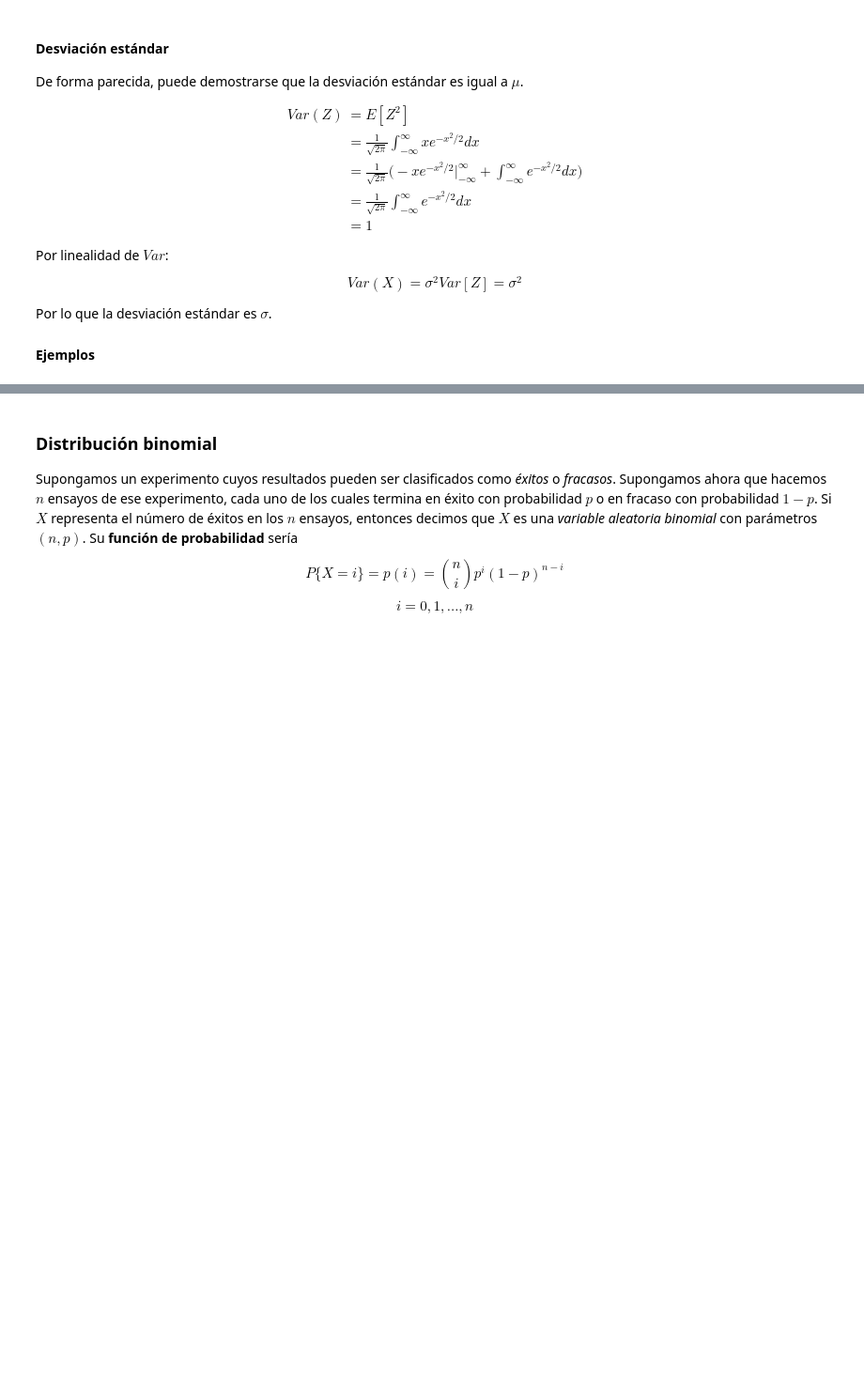
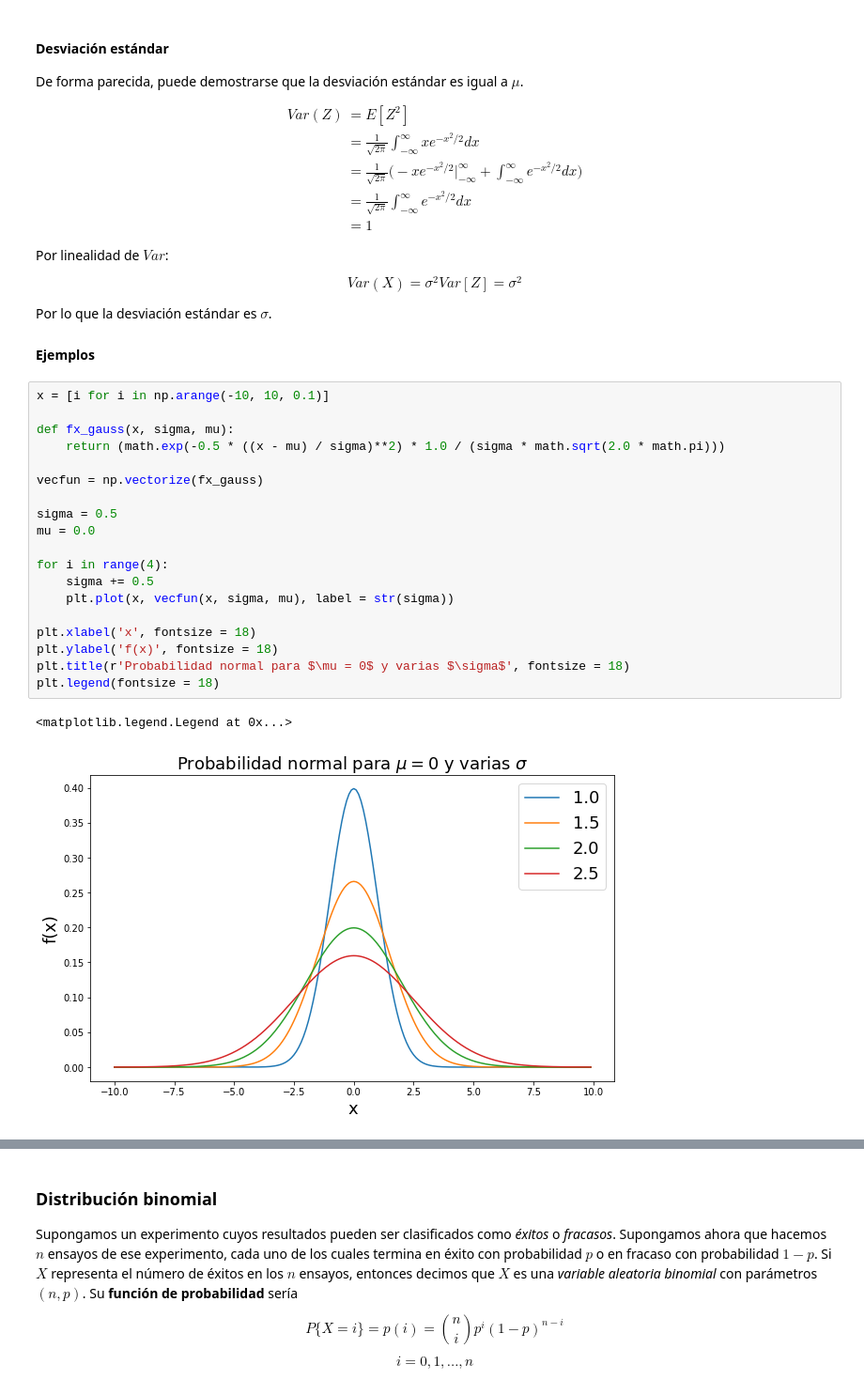
Before and after one commit to CosmoStats/cosmostats2018-Pagutri, a Jupyter notebook: Ago/ejercicios/ejer02_parte3.ipynb, the cells around one changed output, grey strips where cells are left out. Shown: that part at 94% size. Saved outputs shown, nothing was run; the diff lists cells and outputs as text; blank space fills up the shorter version.

Commit message:
Gráfica de dist. normal, lista

```diff
--- a/Ago/ejercicios/ejer02_parte3.ipynb
+++ b/Ago/ejercicios/ejer02_parte3.ipynb
@@ -185,3 +186,25 @@ $$ Var(X) = \sigma^2Var[Z] = \sigma^2 $$
 Por lo que la desviación estándar es $ \sigma $.
 
 #### Ejemplos
+# %%
+x = [i for i in np.arange(-10, 10, 0.1)]
+
+def fx_gauss(x, sigma, mu):
+    return (math.exp(-0.5 * ((x - mu) / sigma)**2) * 1.0 / (sigma * math.sqrt(2.0 * math.pi)))
+
+vecfun = np.vectorize(fx_gauss)
+
+sigma = 0.5
+mu = 0.0
+
+for i in range(4):
+    sigma += 0.5
+    plt.plot(x, vecfun(x, sigma, mu), label = str(sigma))
+
+plt.xlabel('x', fontsize = 18)
+plt.ylabel('f(x)', fontsize = 18)
+plt.title(r'Probabilidad normal para $\mu = 0$ y varias $\sigma$', fontsize = 18)
+plt.legend(fontsize = 18)
+# %% [output]
+<matplotlib.legend.Legend at 0x...>
+[figure, added]
```
Also changed, not shown: parts of 2 cells of this notebook.
